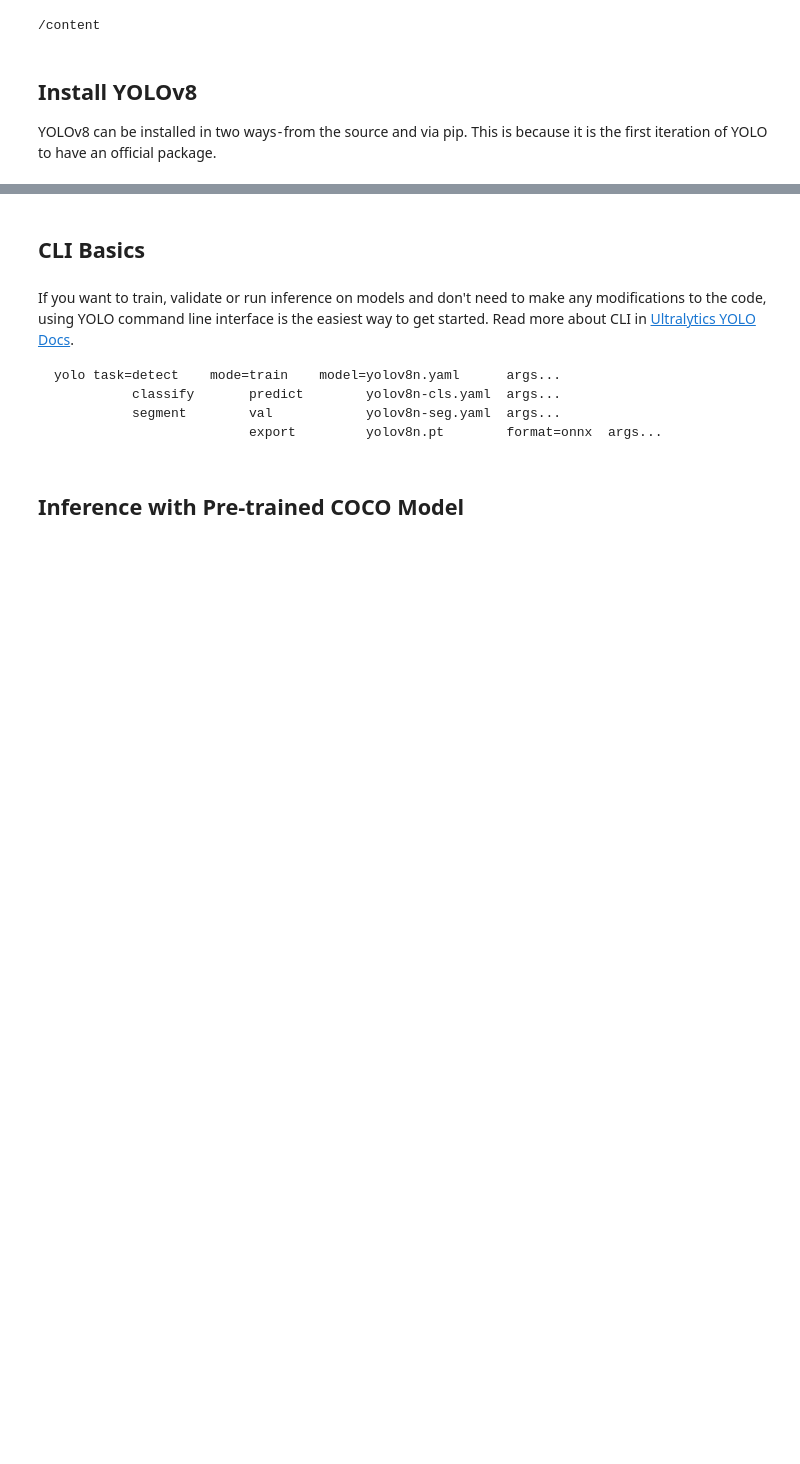
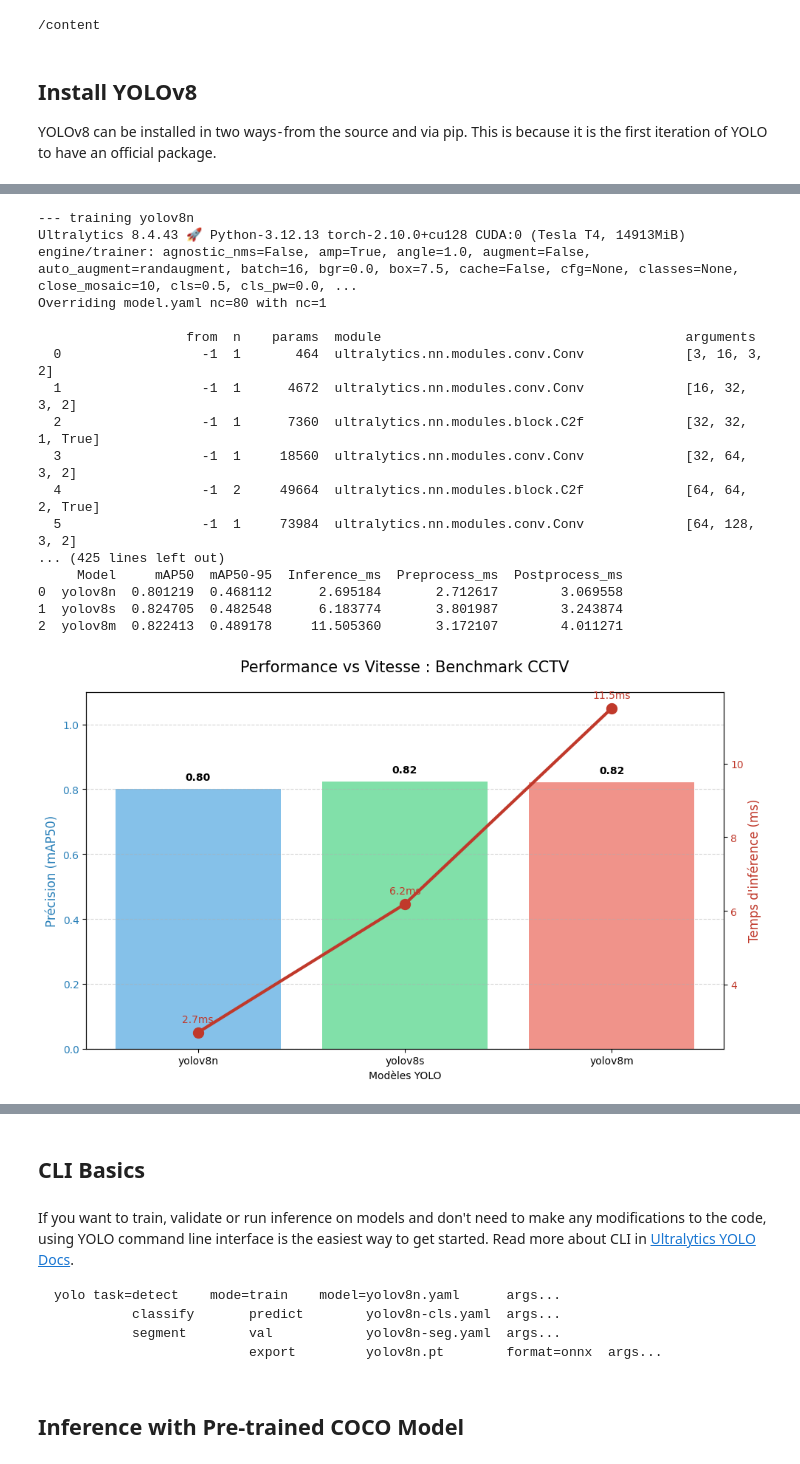
Before and after one commit to adambech/stage, a Jupyter notebook: notebooks/train-yolov8-object-detection-on-custom-dataset.ipynb, the cells around one changed output, grey strips where cells are left out. Saved outputs shown, nothing was run; the diff lists cells and outputs as text; code cells hidden in the pictures; blank space fills up the shorter version.

Commit message:
visual

```diff
--- a/notebooks/train-yolov8-object-detection-on-custom-dataset.ipynb
+++ b/notebooks/train-yolov8-object-detection-on-custom-dataset.ipynb
@@ -138,10 +138,3 @@ replace data.yaml? [y]es, [n]o, [A]ll, [N]one, [r]ename: y
   inflating: data.yaml
   inflating: README.roboflow.txt
   inflating: README.dataset.txt
-# %%
-versions=['yolov8n','yolov10n','yolo11n']
-path='/content/datasets/cctv_people/data.yaml'
-for v in versions:
-  model= YOLO(v)
-  print(f"--- training {v}")
-  model.train(data='/content/datasets/cctv_people/data.yaml',epochs=25,imgsz=520,device=0,batch=16,name=f'train_{v}',save=True,plots=True,exist_ok=True)
@@ -165,0 +164,69 @@ Results saved to /content/datasets/cctv_people/runs/detect/train_yolo11n
+# %%
+versions=['yolov8n','yolov8s','yolov8m']
+results_data = []
+path='/content/datasets/cctv_people/data.yaml'
+for v in versions:
+  model= YOLO(v)
+  print(f"--- training {v}")
+  model.train(data='/content/datasets/cctv_people/data.yaml',epochs=15,imgsz=520,device=0,batch=16,name=f'training_{v}',save=True,plots=True,exist_ok=True)
+
+  metrics = model.val()
+
+  results_data.append({
+      'Model': v,
+      'mAP50': metrics.results_dict['metrics/mAP50(B)'],
+      'mAP50-95': metrics.results_dict['metrics/mAP50-95(B)'],
+      'Inference_ms': metrics.speed['inference'],
+      'Preprocess_ms': metrics.speed['preprocess'],
+      'Postprocess_ms': metrics.speed['postprocess']
+  })
+df = pd.DataFrame(results_data)
+print("\n--- FINAL COMPARISON ---")
+print(df)
+
+
+#-------------visualisation of performance -------------------------
+
+mAP_scores = [d['mAP50'] for d in results_data]
+inference_times = [d['Inference_ms'] for d in results_data]
+fig, ax1 = plt.subplots(figsize=(10, 6))
+color_bars = ['#3498db', '#2ecc71', '#e74c3c']
+bars = ax1.bar(versions, mAP_scores, color=color_bars, alpha=0.6, label='mAP50')
+ax1.set_xlabel('Modèles YOLO')
+ax1.set_ylabel('Précision (mAP50)', color='#2980b9', fontsize=12)
+ax1.set_ylim(0, 1.1)
+ax1.tick_params(axis='y', labelcolor='#2980b9')
+ax2 = ax1.twinx()
+ax2.plot(versions, inference_times, color='#c0392b', marker='o', linewidth=3, markersize=10, label='Latence (ms)')
+ax2.set_ylabel('Temps d\'inférence (ms)', color='#c0392b', fontsize=12)
+ax2.tick_params(axis='y', labelcolor='#c0392b')
+plt.title('Performance vs Vitesse : Benchmark CCTV', fontsize=15, pad=20)
+ax1.grid(True, axis='y', linestyle='--', alpha=0.5)
+for bar in bars:
+    height = bar.get_height()
+    ax1.text(bar.get_x() + bar.get_width()/2., height + 0.02,
+            f'{height:.2f}', ha='center', va='bottom', fontweight='bold')
+for i, txt in enumerate(inference_times):
+    ax2.annotate(f'{txt:.1f}ms', (versions[i], inference_times[i]),
+                 textcoords="offset points", xytext=(0,10), ha='center', color='#c0392b')
+plt.tight_layout()
+plt.show()
+# %% [output]
+--- training yolov8n
+Ultralytics 8.4.43 🚀 Python-3.12.13 torch-2.10.0+cu128 CUDA:0 (Tesla T4, 14913MiB)
+engine/trainer: agnostic_nms=False, amp=True, angle=1.0, augment=False, auto_augment=randaugment, batch=16, bgr=0.0, box=7.5, cache=False, cfg=None, classes=None, close_mosaic=10, cls=0.5, cls_pw=0.0, ...
+Overriding model.yaml nc=80 with nc=1
+
+                   from  n    params  module                                       arguments
+  0                  -1  1       464  ultralytics.nn.modules.conv.Conv             [3, 16, 3, 2]
+  1                  -1  1      4672  ultralytics.nn.modules.conv.Conv             [16, 32, 3, 2]
+  2                  -1  1      7360  ultralytics.nn.modules.block.C2f             [32, 32, 1, True]
+  3                  -1  1     18560  ultralytics.nn.modules.conv.Conv             [32, 64, 3, 2]
+  4                  -1  2     49664  ultralytics.nn.modules.block.C2f             [64, 64, 2, True]
+  5                  -1  1     73984  ultralytics.nn.modules.conv.Conv             [64, 128, 3, 2]
+... (425 lines left out)
+     Model     mAP50  mAP50-95  Inference_ms  Preprocess_ms  Postprocess_ms
+0  yolov8n  0.801219  0.468112      2.695184       2.712617        3.069558
+1  yolov8s  0.824705  0.482548      6.183774       3.801987        3.243874
+2  yolov8m  0.822413  0.489178     11.505360       3.172107        4.011271
+[figure, added]
```
Also changed, not shown: parts of 7 cells of this notebook.
